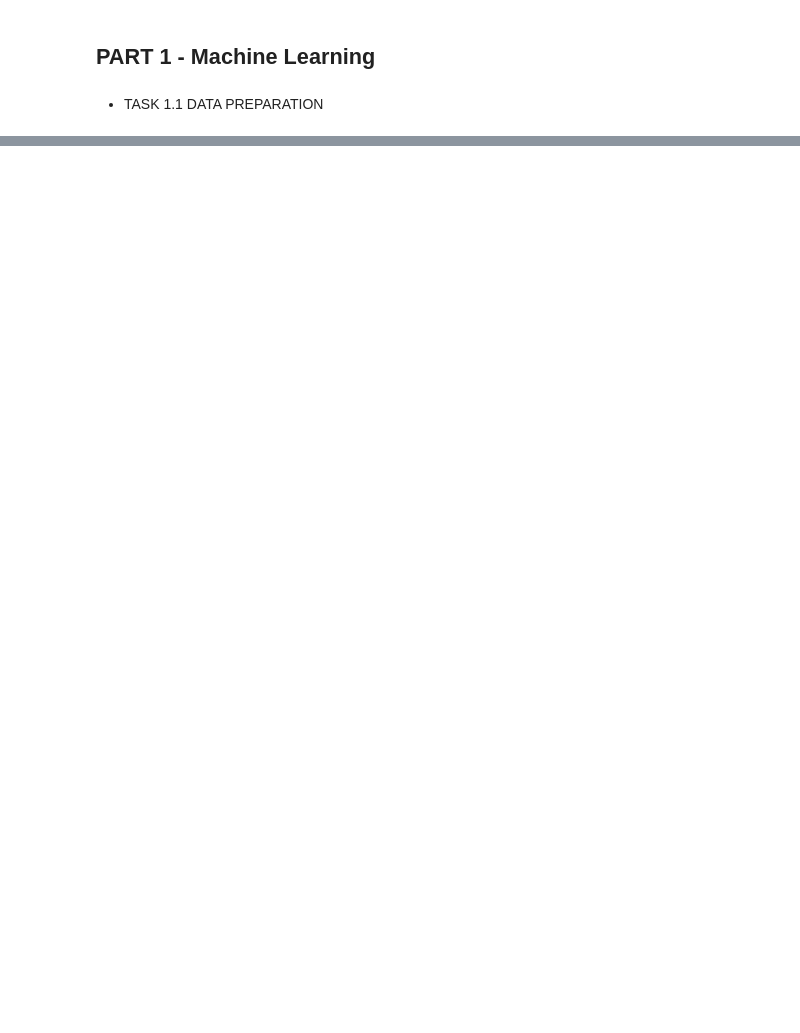
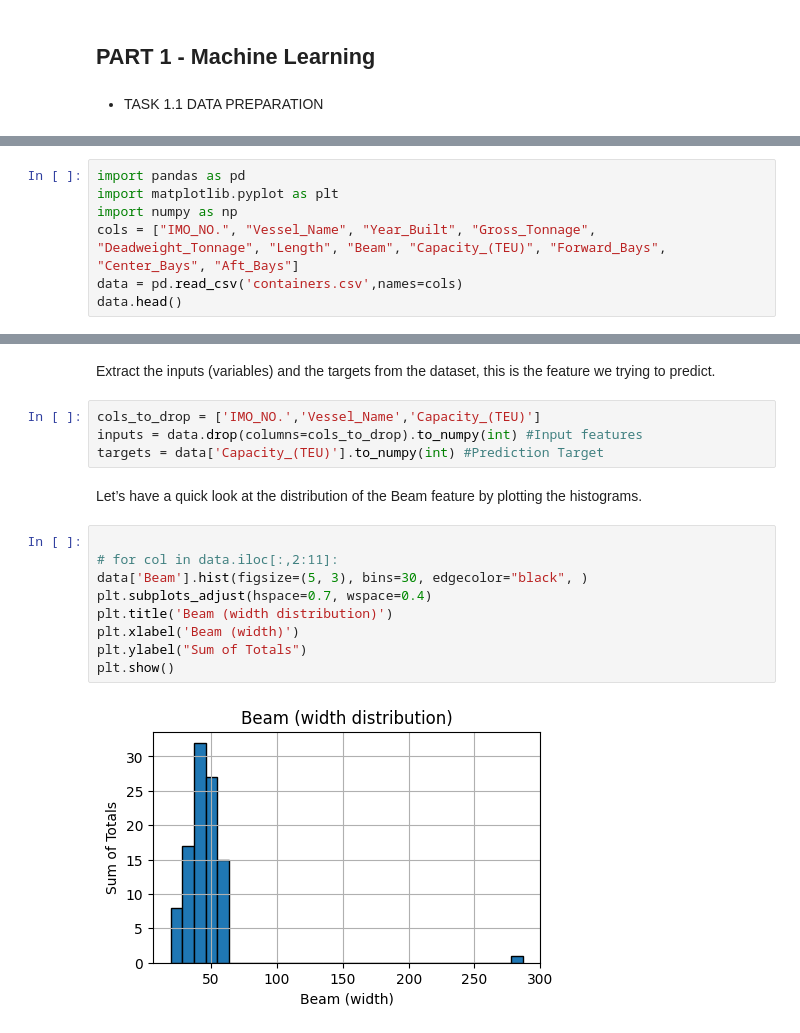
Before and after one commit to ricky11/COMP2002-AI, a Jupyter notebook: 1.1 Data Prep/Assessment2.ipynb, the cells around one changed output, grey strips where cells are left out. Saved outputs shown, nothing was run; the diff lists cells and outputs as text; blank space fills up the shorter version.

```diff
--- a/1.1 Data Prep/Assessment2.ipynb
+++ b/1.1 Data Prep/Assessment2.ipynb
@@ -97,0 +13,7 @@ print(compressed)
+# %%
+import pandas as pd
+import matplotlib.pyplot as plt
+import numpy as np
+cols = ["IMO_NO.", "Vessel_Name", "Year_Built", "Gross_Tonnage", "Deadweight_Tonnage", "Length", "Beam", "Capacity_(TEU)", "Forward_Bays", "Center_Bays", "Aft_Bays"]
+data = pd.read_csv('containers.csv',names=cols)
+data.head()
@@ -97,0 +72,19 @@ print(compressed)
+# %% [markdown]
+Extract the inputs (variables) and the targets from the dataset, this is the feature we trying to predict.
+# %%
+cols_to_drop = ['IMO_NO.','Vessel_Name','Capacity_(TEU)']
+inputs = data.drop(columns=cols_to_drop).to_numpy(int) #Input features
+targets = data['Capacity_(TEU)'].to_numpy(int) #Prediction Target
+# %% [markdown]
+Let’s have a quick look at the distribution of the Beam feature by plotting the histograms.
+# %%
+
+# for col in data.iloc[:,2:11]:
+data['Beam'].hist(figsize=(5, 3), bins=30, edgecolor="black", )
+plt.subplots_adjust(hspace=0.7, wspace=0.4)
+plt.title('Beam (width distribution)')
+plt.xlabel('Beam (width)')
+plt.ylabel("Sum of Totals")
+plt.show()
+# %% [output]
+[figure, added]
```
Also changed, not shown: parts of 55 cells of this notebook, 10 other files.
